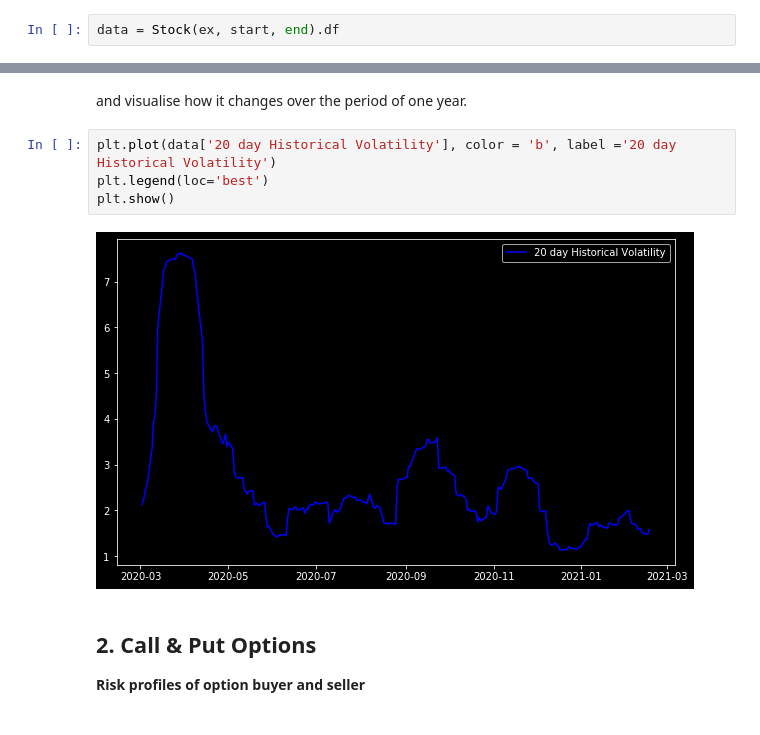
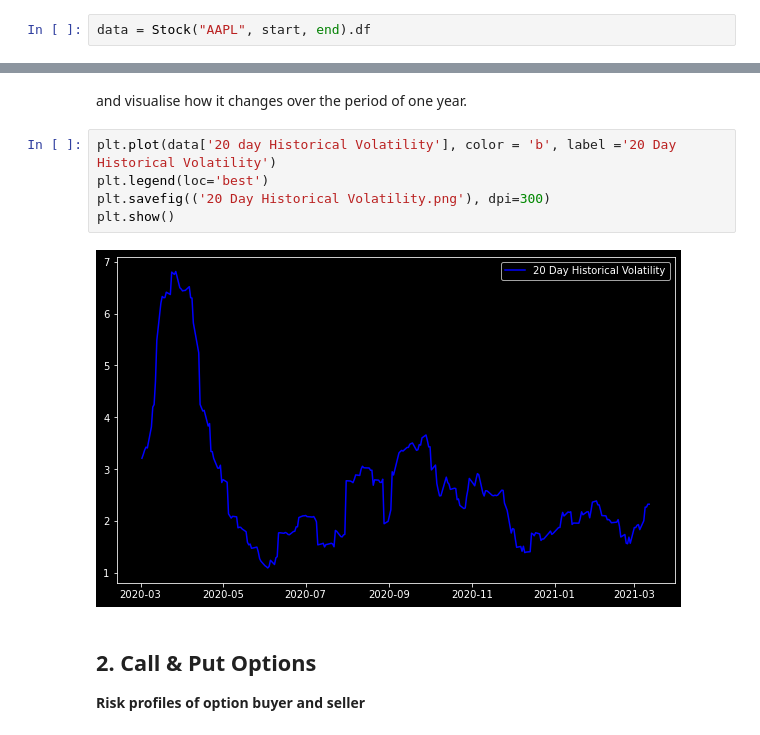
Before and after one commit to Moccazio/Know_Your_Options, a Jupyter notebook: Chapter1-Introduction/1-Historical_Volatility_&_Option_Trading.ipynb, the cells around one changed output, grey strips where cells are left out. Cells and saved outputs as stored; diff of their text form.

```diff
--- a/Chapter1-Introduction/1-Historical_Volatility_&_Option_Trading.ipynb
+++ b/Chapter1-Introduction/1-Historical_Volatility_&_Option_Trading.ipynb
@@ -71,7 +71,7 @@ Lets take Adobe Inc. (ADBE) as an example
 # %% [markdown]
 ### 1. Computing Historical Volatility
 # %%
-data = Stock(ex, start, end).df
+data = Stock("AAPL", start, end).df
 # %%
 data=data[['Close']]
 data['Log Returns'] = np.log(data['Close']/data['Close'].shift(1))
@@ -82,11 +82,12 @@ data['20 day Historical Volatility'] = 100*data['Log Returns'].rolling(window=20
 # %% [markdown]
 and visualise how it changes over the period of one year.
 # %%
-plt.plot(data['20 day Historical Volatility'], color = 'b', label ='20 day Historical Volatility')
+plt.plot(data['20 day Historical Volatility'], color = 'b', label ='20 Day Historical Volatility')
 plt.legend(loc='best')
+plt.savefig(('20 Day Historical Volatility.png'), dpi=300)
 plt.show()
 # %% [output]
-[figure, old version]
+[figure, new version]
 # %% [markdown]
 ## 2. Call & Put Options
 **Risk profiles of option buyer and seller**
```
Also changed, not shown: parts of 7 cells of this notebook.
